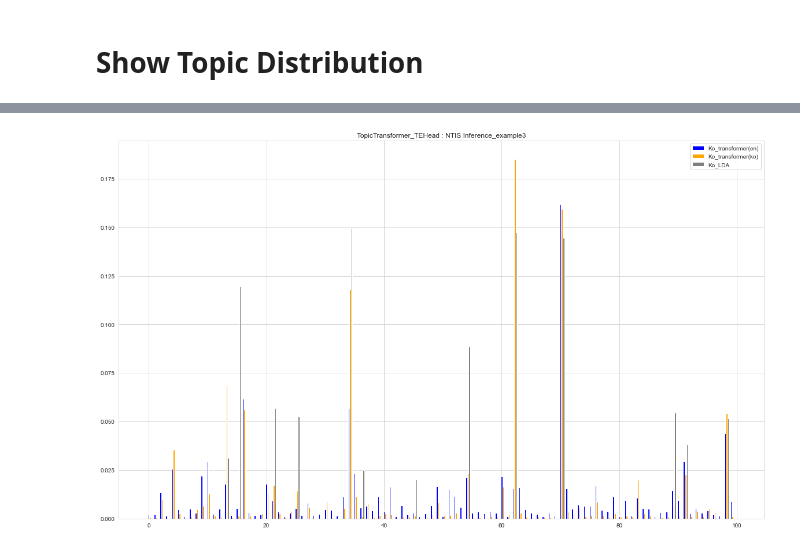
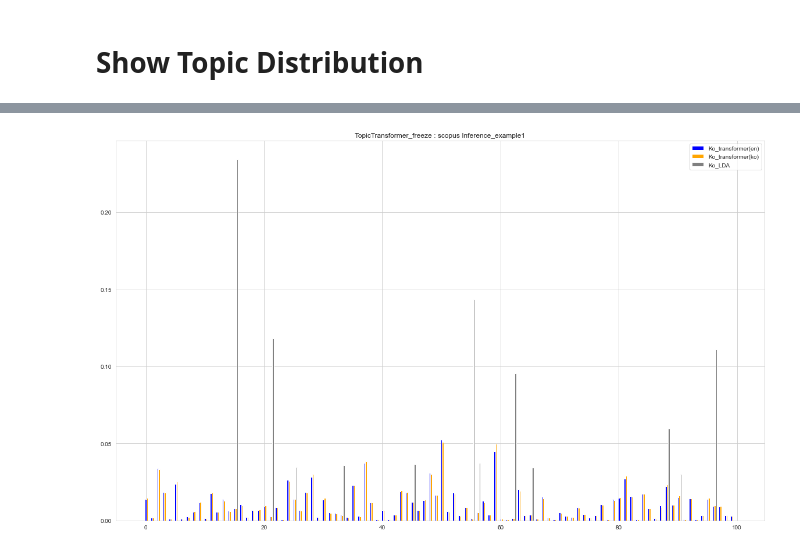
Before and after one commit to raqoon886/SSL_KISDI, a Jupyter notebook: notebooks/evaluate_ntis.ipynb, the cells around one changed output, grey strips where cells are left out. Drawn from its saved outputs; the diff is of its cells as text; code cells hidden in the pictures.

```diff
--- a/notebooks/evaluate_ntis.ipynb
+++ b/notebooks/evaluate_ntis.ipynb
@@ -65,6 +103,0 @@ scopus_data = pd.read_csv(os.path.join(scopus_path,'scopus_translated.csv'))
-# %%
-test_list_en = []
-test_list_ko = []
-for i,a in scopus_data.iterrows():
-    test_list_en.append(normalize_text(a['abstract']))
-    test_list_ko.append(normalize_text(a['translated']))
@@ -130,0 +191,7 @@ print(score)
+# %%
+pred_dic_scopus = get_pred_dic(r'D:\data\translated\scopus_translated.csv')
+get_score('en','ko',pred_dic_scopus)
+get_score('en','lda',pred_dic_scopus)
+get_score('ko','lda',pred_dic_scopus)
+get_score('en','random_lda',pred_dic_scopus)
+get_score('ko','random_lda',pred_dic_scopus)
@@ -202,0 +218,7 @@ print('# ko_transformer(ko) - ko_lda distance score : {}'.format(score))
+# %%
+pred_dic_ntis = get_pred_dic(r'D:\data\translated\ntis_translated.csv')
+get_score('en','ko',pred_dic_ntis)
+get_score('en','lda',pred_dic_ntis)
+get_score('ko','lda',pred_dic_ntis)
+get_score('en','random_lda',pred_dic_ntis)
+get_score('ko','random_lda',pred_dic_ntis)
@@ -208,23 +245,32 @@ import seaborn as sns
 # %%
 def show_topic_dists(doc_num: int,
-                     title: str):
+                     model_name: str,
+                     data: str) -> None:
+
+    if data=='scopus':
+        pred_dic = pred_dic_scopus.copy()
+    elif data=='ntis':
+        pred_dic = pred_dic_ntis.copy()
+    else:
+        raise ValueError('data out of range!!!')
+
     plt.figure(figsize=(20,12))
     bar_width=0.25
     plt.bar(np.arange(100),
-            preds_en[doc_num],
+            pred_dic['en'][doc_num],
             bar_width,
             color='blue',
             label='Ko_transformer(en)')
     plt.bar(np.arange(100)+bar_width,
-            preds_ko[doc_num],
+            pred_dic['ko'][doc_num],
             bar_width,
             color='orange',
             label='Ko_transformer(ko)')
     plt.bar(np.arange(100)+2*bar_width,
-            preds_lda[doc_num],
+            pred_dic['lda'][doc_num],
             bar_width,
             color='gray',
             label='Ko_LDA')
     plt.legend()
-    plt.title(title)
+    plt.title(f"{model_name} : {data} Inference_example1")
     plt.show()
@@ -239,4 +277,4 @@ show_topic_dists(1, "TopicTransformer_TEHead : NTIS Inference_example2")
-# %%
-show_topic_dists(0, "TopicTransformer_TEHead : NTIS Inference_example3")
-# %% [output]
-[figure, removed]
+# %%
+show_topic_dists(11, model_name, "scopus")
+# %% [output]
+[figure, added]
```
Also changed, not shown: parts of 33 cells of this notebook.
